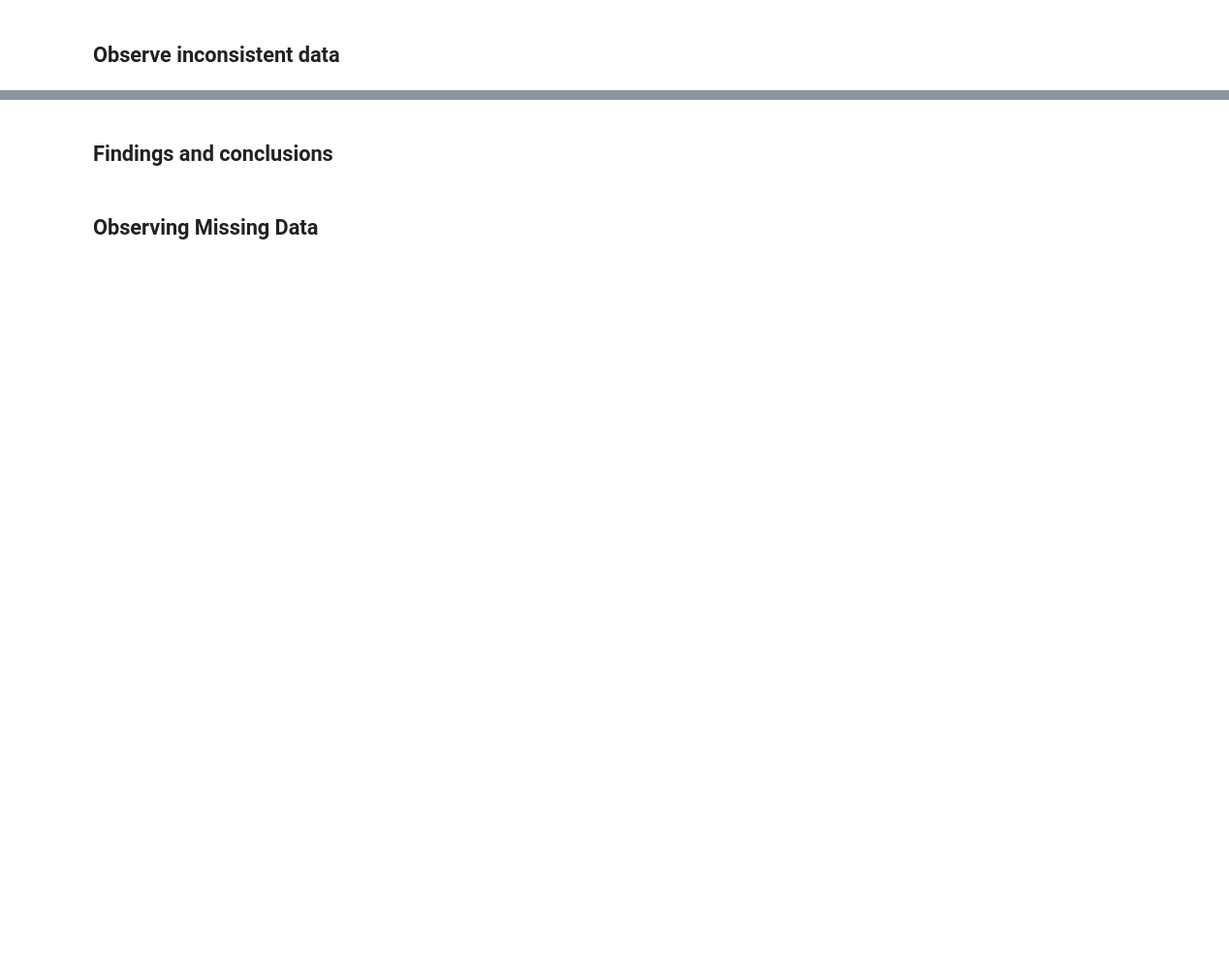
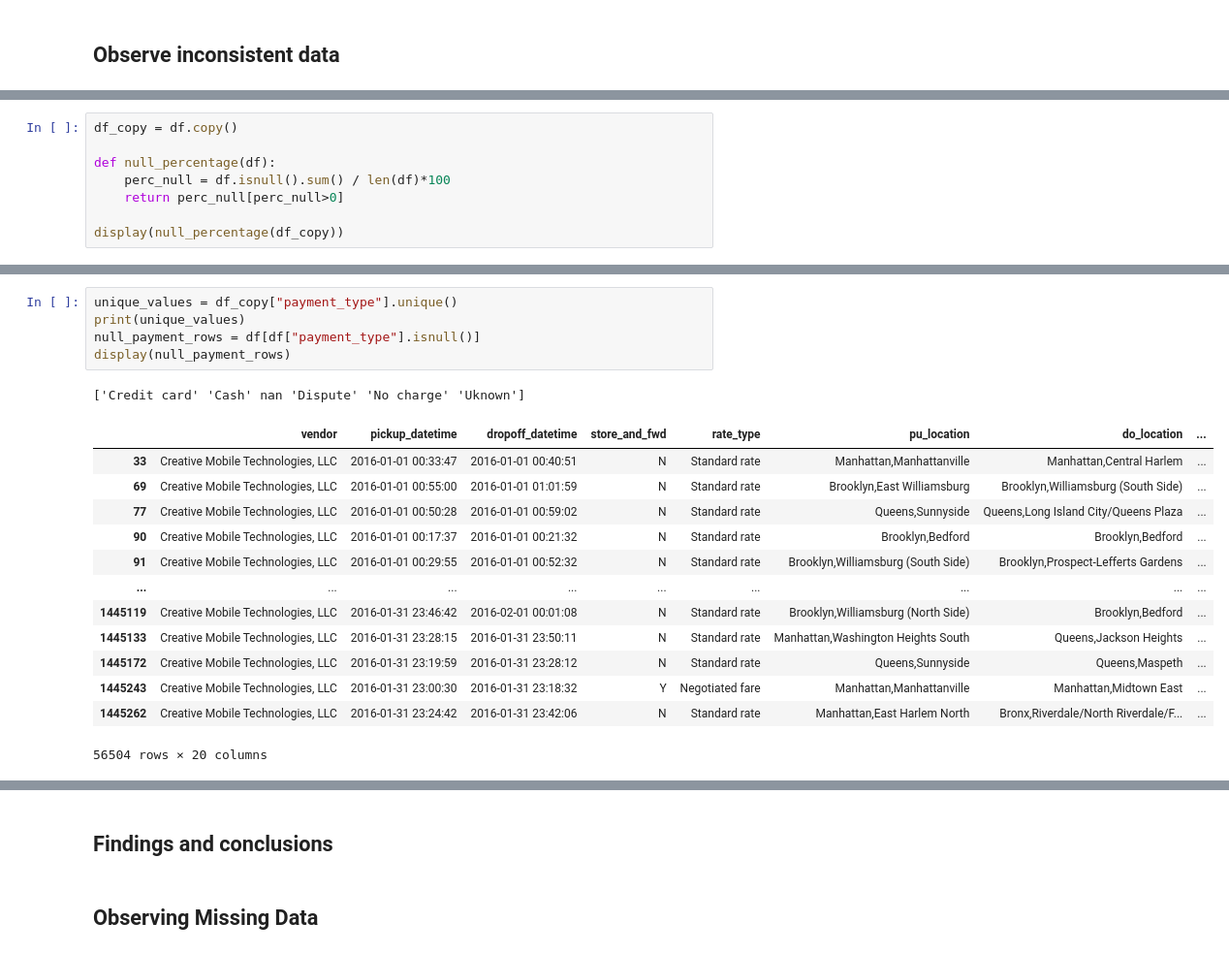
Before and after one commit to OmarMoataz19/Data-Engineering, a Jupyter notebook: Milestone 1/template.ipynb, the cells around one changed output, grey strips where cells are left out. Shown: that part at 97% size. Saved outputs shown, nothing was run; the diff lists cells and outputs as text; blank space fills up the shorter version.

```diff
--- a/Milestone 1/template.ipynb
+++ b/Milestone 1/template.ipynb
@@ -457,0 +510,8 @@ There is a linear relation between the trip distance and the fare amount ( as th
+# %%
+df_copy = df.copy()
+
+def null_percentage(df):
+    perc_null = df.isnull().sum() / len(df)*100
+    return perc_null[perc_null>0]
+
+display(null_percentage(df_copy))
@@ -457,0 +565,20 @@ There is a linear relation between the trip distance and the fare amount ( as th
+# %%
+unique_values = df_copy["payment_type"].unique()
+print(unique_values)
+null_payment_rows = df[df["payment_type"].isnull()]
+display(null_payment_rows)
+# %% [output]
+['Credit card' 'Cash' nan 'Dispute' 'No charge' 'Uknown']
+|  | vendor | pickup_datetime | dropoff_datetime | store_and_fwd | rate_type | pu_location | do_location | ... |
+| 33 | Creative Mobile Technologies, LLC | 2016-01-01 00:33:47 | 2016-01-01 00:40:51 | N | Standard rate | Manhattan,Manhattanville | Manhattan,Central Harlem | ... |
+| 69 | Creative Mobile Technologies, LLC | 2016-01-01 00:55:00 | 2016-01-01 01:01:59 | N | Standard rate | Brooklyn,East Williamsburg | Brooklyn,Williamsburg (South Side) | ... |
+| 77 | Creative Mobile Technologies, LLC | 2016-01-01 00:50:28 | 2016-01-01 00:59:02 | N | Standard rate | Queens,Sunnyside | Queens,Long Island City/Queens Plaza | ... |
+| 90 | Creative Mobile Technologies, LLC | 2016-01-01 00:17:37 | 2016-01-01 00:21:32 | N | Standard rate | Brooklyn,Bedford | Brooklyn,Bedford | ... |
+| 91 | Creative Mobile Technologies, LLC | 2016-01-01 00:29:55 | 2016-01-01 00:52:32 | N | Standard rate | Brooklyn,Williamsburg (South Side) | Brooklyn,Prospect-Lefferts Gardens | ... |
+| ... | ... | ... | ... | ... | ... | ... | ... | ... |
+| 1445119 | Creative Mobile Technologies, LLC | 2016-01-31 23:46:42 | 2016-02-01 00:01:08 | N | Standard rate | Brooklyn,Williamsburg (North Side) | Brooklyn,Bedford | ... |
+| 1445133 | Creative Mobile Technologies, LLC | 2016-01-31 23:28:15 | 2016-01-31 23:50:11 | N | Standard rate | Manhattan,Washington Heights South | Queens,Jackson Heights | ... |
+| 1445172 | Creative Mobile Technologies, LLC | 2016-01-31 23:19:59 | 2016-01-31 23:28:12 | N | Standard rate | Queens,Sunnyside | Queens,Maspeth | ... |
+| 1445243 | Creative Mobile Technologies, LLC | 2016-01-31 23:00:30 | 2016-01-31 23:18:32 | Y | Negotiated fare | Manhattan,Manhattanville | Manhattan,Midtown East | ... |
+| 1445262 | Creative Mobile Technologies, LLC | 2016-01-31 23:24:42 | 2016-01-31 23:42:06 | N | Standard rate | Manhattan,East Harlem North | Bronx,Riverdale/North Riverdale/F... | ... |
+56504 rows × 20 columns
```
Also changed, not shown: parts of 32 cells of this notebook, 1 other file.
